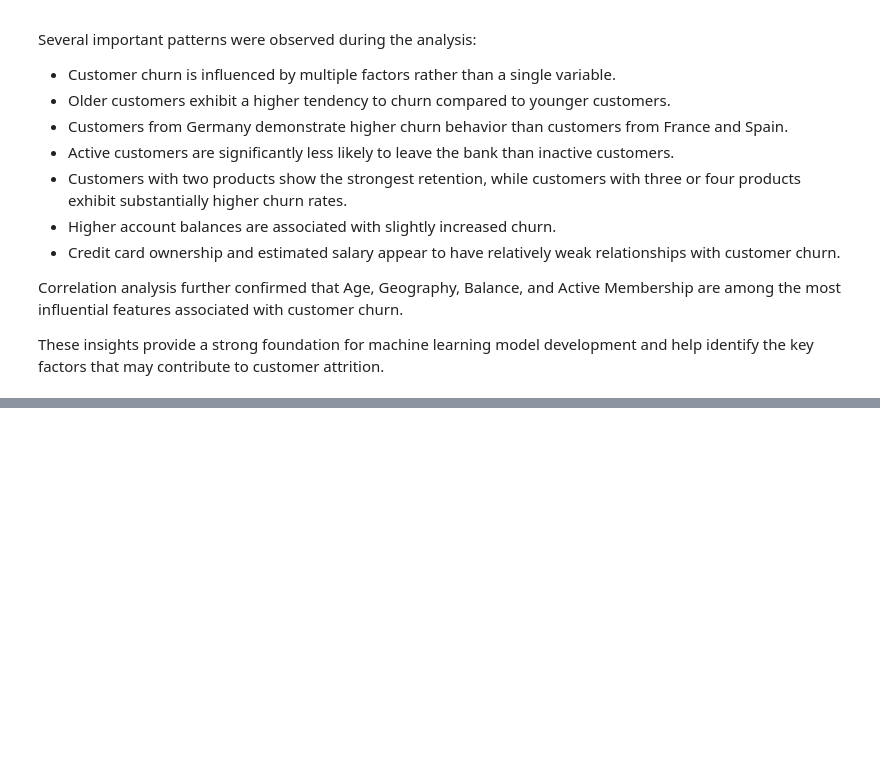
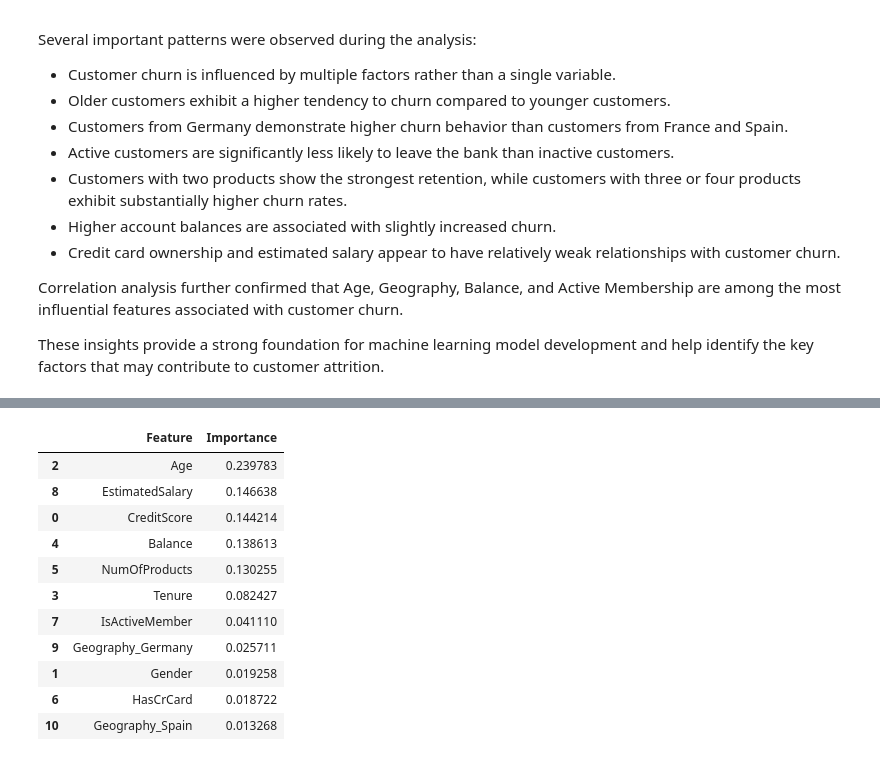
Before and after one commit to huzaifawaheed2/DevelopersHub-Corporation-Internship, a Jupyter notebook: Project-03-Customer-Churn-Prediction/notebooks/customer_churn_prediction.ipynb, the cells around one changed output, grey strips where cells are left out. Drawn from its saved outputs; the diff is of its cells as text; code cells hidden in the pictures; blank space fills up the shorter version.

```diff
--- a/Project-03-Customer-Churn-Prediction/notebooks/customer_churn_prediction.ipynb
+++ b/Project-03-Customer-Churn-Prediction/notebooks/customer_churn_prediction.ipynb
@@ -1874,0 +2198,16 @@ These insights provide a strong foundation for machine learning model developmen
+# %%
+# Create Random Forest model
+
+random_forest_model = RandomForestClassifier(
+    n_estimators=100,
+    random_state=42
+)
+
+# Train model
+
+random_forest_model.fit(
+    X_train,
+    y_train
+)
+
+print("Random Forest model trained successfully.")
@@ -1874,0 +2435,31 @@ These insights provide a strong foundation for machine learning model developmen
+# %%
+# Create feature importance dataframe
+
+feature_importance = pd.DataFrame(
+    {
+        "Feature": X.columns,
+        "Importance": random_forest_model.feature_importances_
+    }
+)
+
+# Sort features by importance
+
+feature_importance = feature_importance.sort_values(
+    by="Importance",
+    ascending=False
+)
+
+feature_importance
+# %% [output]
+|  | Feature | Importance |
+| 2 | Age | 0.239783 |
+| 8 | EstimatedSalary | 0.146638 |
+| 0 | CreditScore | 0.144214 |
+| 4 | Balance | 0.138613 |
+| 5 | NumOfProducts | 0.130255 |
+| 3 | Tenure | 0.082427 |
+| 7 | IsActiveMember | 0.041110 |
+| 9 | Geography_Germany | 0.025711 |
+| 1 | Gender | 0.019258 |
+| 6 | HasCrCard | 0.018722 |
+| 10 | Geography_Spain | 0.013268 |
```
Also changed, not shown: parts of 52 cells of this notebook.
